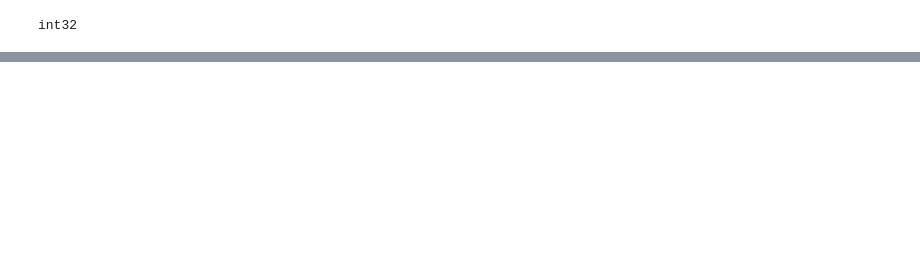
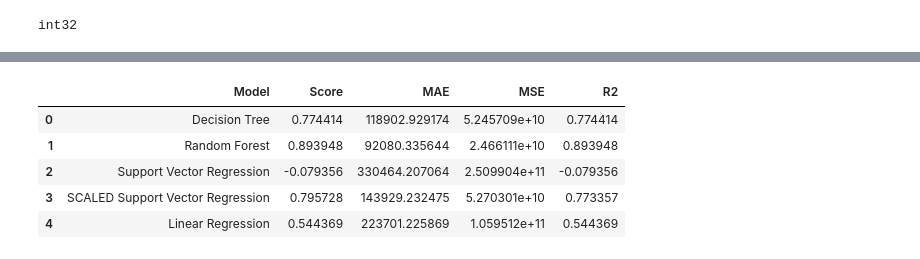
Before and after one commit to purnp2/Otodom_Scrapper_Analysis, a Jupyter notebook: 03_Otodom_Analysis.ipynb, the cells around one changed output, grey strips where cells are left out. Drawn from its saved outputs; the diff is of its cells as text; code cells hidden in the pictures; blank space fills up the shorter version.

```diff
--- a/03_Otodom_Analysis.ipynb
+++ b/03_Otodom_Analysis.ipynb
@@ -135,0 +233,2 @@ Not possible to reject the null hypothesis
+# %%
+X_train, X_test, y_train, y_test = train_test_split(X, y, test_size=0.2, random_state=22)
@@ -135,0 +278,13 @@ Not possible to reject the null hypothesis
+# %%
+svr = SVR()
+svr.fit(X_train, y_train)
+svr_score = svr.score(X_test, y_test)
+svr_predict = svr.predict(X_test)
+svr_mae = mean_absolute_error(y_test, svr_predict)
+svr_mse = mean_squared_error(y_test, svr_predict)
+svr_r2 = r2_score(y_test, svr_predict)
+
+print("Support Vector Regression Score: ", svr_score)
+print(f"Mean Absolute Error: {svr_mae}")
+print(f"Mean Squared Error: {svr_mse}")
+print(f"R-squared: {svr_r2}")
@@ -135,0 +340,13 @@ Not possible to reject the null hypothesis
+# %%
+lr = LinearRegression()
+lr.fit(X_train, y_train)
+lr_score = lr.score(X_test, y_test)
+lr_predict = lr.predict(X_test)
+lr_mae = mean_absolute_error(y_test, lr_predict)
+lr_mse = mean_squared_error(y_test, lr_predict)
+lr_r2 = r2_score(y_test, lr_predict)
+
+print("Linear Regression Score: ", lr_score)
+print(f"Mean Absolute Error: {lr_mae}")
+print(f"Mean Squared Error: {lr_mse}")
+print(f"R-squared: {lr_r2}")
@@ -135,0 +421,24 @@ Not possible to reject the null hypothesis
+# %%
+import pandas as pd
+
+# Create a dictionary with the metrics
+ml_stats_data = {
+    'Model': ['Decision Tree','Random Forest', 'Support Vector Regression', 'SCALED Support Vector Regression', 'Linear Regression'],
+    'Score': [tree_score, forest_score, svr_score, svr_scaled_score, lr_score],
+    'MAE': [tree_mae, forest_mae, svr_mae, svr_scaled_mae, lr_mae],
+    'MSE': [tree_mse, forest_mse, svr_mse,svr_scaled_mse, lr_mse],
+    'R2': [tree_r2, forest_r2, svr_r2, svr_scaled_r2, lr_r2]
+}
+
+# Create a DataFrame from the dictionary
+ml_stats_df = pd.DataFrame(ml_stats_data)
+
+# Display the DataFrame
+ml_stats_df
+# %% [output]
+|  | Model | Score | MAE | MSE | R2 |
+| 0 | Decision Tree | 0.774414 | 118902.929174 | 5.245709e+10 | 0.774414 |
+| 1 | Random Forest | 0.893948 | 92080.335644 | 2.466111e+10 | 0.893948 |
+| 2 | Support Vector Regression | -0.079356 | 330464.207064 | 2.509904e+11 | -0.079356 |
+| 3 | SCALED Support Vector Regression | 0.795728 | 143929.232475 | 5.270301e+10 | 0.773357 |
+| 4 | Linear Regression | 0.544369 | 223701.225869 | 1.059512e+11 | 0.544369 |
```
Also changed, not shown: parts of 32 cells of this notebook, 16 other files.
